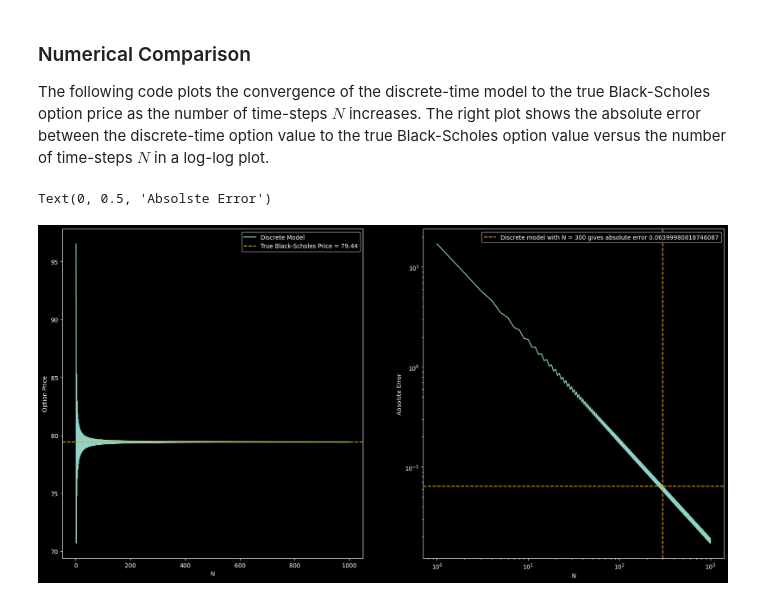
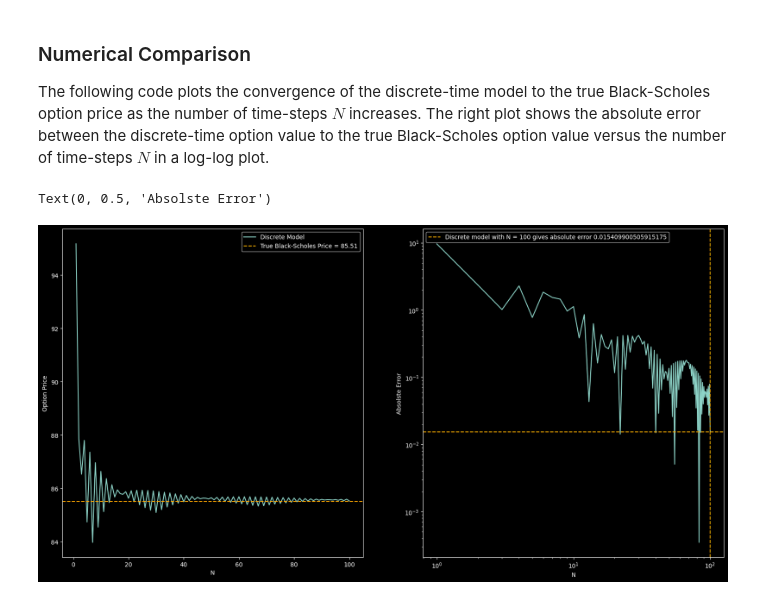
Before and after one commit to DaAsianCarsten/Binomial_Tree_Options_Pricer, a Jupyter notebook: notebooks/numerical_comparison.ipynb, the cells around one changed output. Cells and saved outputs as stored; diff of their text form; code cells hidden in the pictures.

```diff
--- a/notebooks/numerical_comparison.ipynb
+++ b/notebooks/numerical_comparison.ipynb
@@ -37,32 +55,39 @@ from black_scholes_pricer import black_scholes_price
 # %% [markdown]
 ### Input Tree Parameters
 # %%
-S = 250
+S = 300
 K = 250
 T = 1
-N = 300
+N = 100
 
-sigma = 0.8
+sigma = 0.5
 r = 0.02
 call = True
 european = True
-A = binomial_option_pricer(S=S, K=K, T=T, N=N, sigma=sigma, r=r, call=call, european=european)
+q_d = 0
+A = binomial_option_pricer(S=S, K=K, T=T, N=N, sigma=sigma, r=r, q_d=q_d, call=call, european=european)
 # %% [markdown]
 ### Checking the No-Arbitrage Rule
 # %%
 R = np.exp(r*T/N)
 u = np.exp(sigma*np.sqrt(T/N))
 d = 1/u
-q = (R-d)/(u-d)
+q = (np.exp((r-q_d)*T/N)-d)/(u-d)
 
 print(f"d = {d}")
 print(f"R = {R}")
 print(f"u = {u}")
+print(f"q = {q}")
 
-if R <= d:
-    raise ValueError("Arbitrage oppotunity (R <= d): Borrow money at the market risk-free rate and put it into the stock")
-elif R >= u:
-    raise ValueError("Arbitrage oppotunity (R >= u): Short-sell the stock and put that money in an investment returning the market risk-free rate")
+if q_d == 0:
+    if R <= d:
+        raise ValueError("Arbitrage opportunity (R <= d): Borrow money at the market risk-free rate and put it into the stock")
+    elif R >= u:
+        raise ValueError("Arbitrage opportunity (R >= u): Short-sell the stock and put that money in an investment returning the market risk-free rate")
+    else:
+        print("No-Arbitrage Rule not violated!")
 else:
-    print("No-Arbitrage Rule not violated!")
+    if q <= 0 or q >= 1:
+        raise ValueError("Risk-neutral probability is not a valid probability")
+    else: print("No-Arbitrage Rule not violated!")
 # %% [output]
@@ -78,11 +104,14 @@ The following code plots the convergence of the discrete-time model to the true
 # Make sure option NOT American put
 assert(european or call)
 
+# If there is dividends, make sure option is not American
+if q_d != 0: assert(european)
+
 # Our baseline Black-Scholes price that are discrete model should converge to as N increases
-true_V = black_scholes_price(S=S,K=K,r=r,T=T,sigma=sigma,call=call)
+true_V = black_scholes_price(S=S,K=K,r=r,T=T,q_d=q_d,sigma=sigma,call=call)
 
 # Maximum value of N; keep under 1000 for binomial coefficient computation overflow
-maxN = 1000
+maxN = 100
 
 # Setup plotting
 plt.style.use('dark_background')
@@ -93,32 +122,32 @@ X_data = np.array(range(1,maxN+1))
 Y_data = np.zeros(maxN)
 
 if call: g = call_payoff
 else: g = put_payoff
 
 for i in range(1,maxN+1):
     R = np.exp(r*T/i)
     u = np.exp(sigma*np.sqrt(T/i))
     d = 1/u
-    q = (R-d)/(u-d)
+    q = (np.exp((r-q_d)*T/i)-d)/(u-d)
     Y_data[i-1] = 1.0/R**i * np.sum([(binom(i,j) * q**j * (1-q)**(i-j) * g(K, S * u**j * d**(i-j))) for j in range(i+1)])
 
 # Show convergence of discrete model to continuous model
 ax[0].plot(X_data,Y_data,label="Discrete Model")
 ax[0].axhline(y=true_V, color="orange",linestyle="--",label=f"True Black-Scholes Price = {true_V:.2f}")
 ax[0].set_xlabel("N")
 ax[0].set_ylabel("Option Price")
 ax[0].legend()
 
 # Show how the absolte error changes vs N
 Y_data = np.abs(Y_data - true_V)
 ax[1].plot(X_data,Y_data)
 ax[1].axvline(x=N,color="orange",linestyle="--",label=f"Discrete model with N = {N} gives absolute error {abs(true_V-A.V0)}")
 ax[1].axhline(y=abs(true_V-A.V0),color="orange",linestyle="--")
 ax[1].legend()
 ax[1].set_yscale("log")
 ax[1].set_xscale("log")
 ax[1].set_xlabel("N")
 ax[1].set_ylabel("Absolste Error")
 # %% [output]
 Text(0, 0.5, 'Absolste Error')
-[figure, old version]
+[figure, new version]
```
Also changed, not shown: parts of 6 cells of this notebook, 6 other files.
